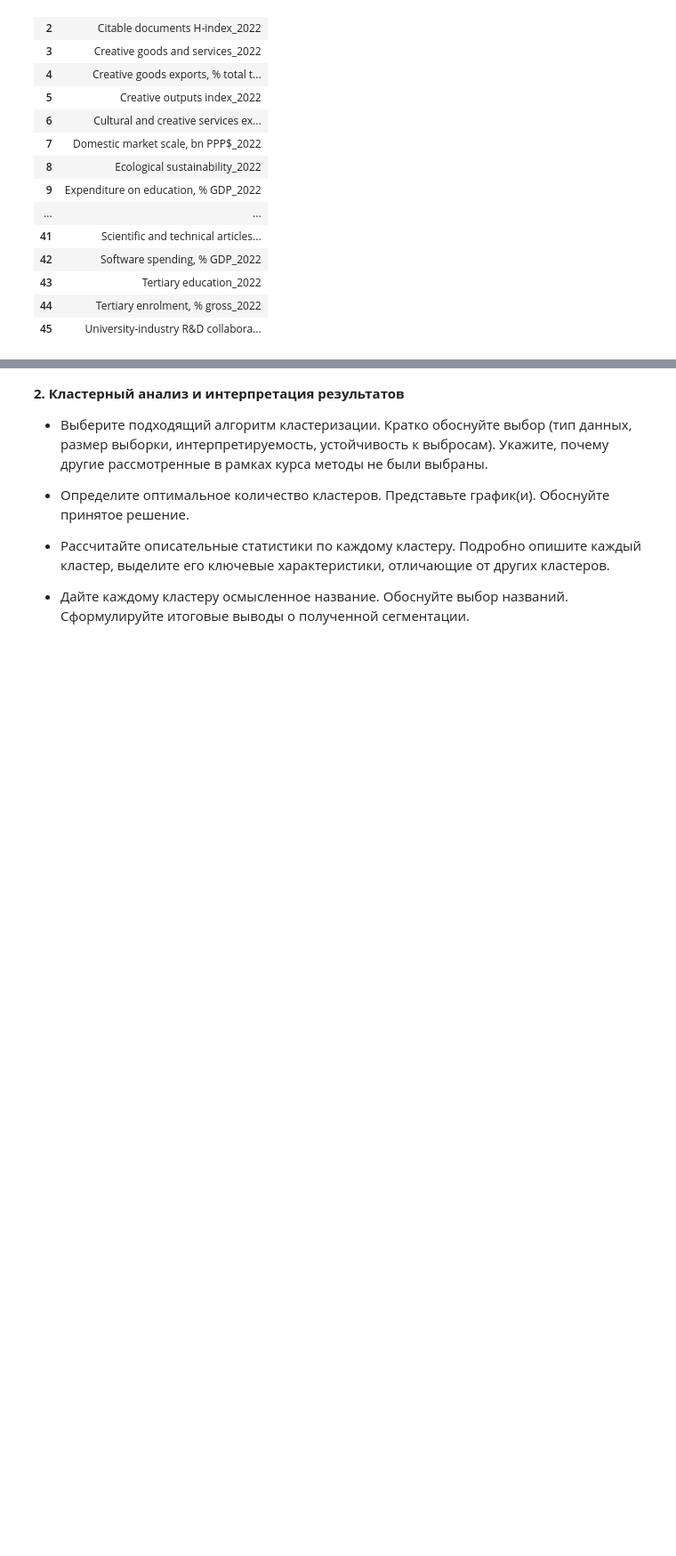
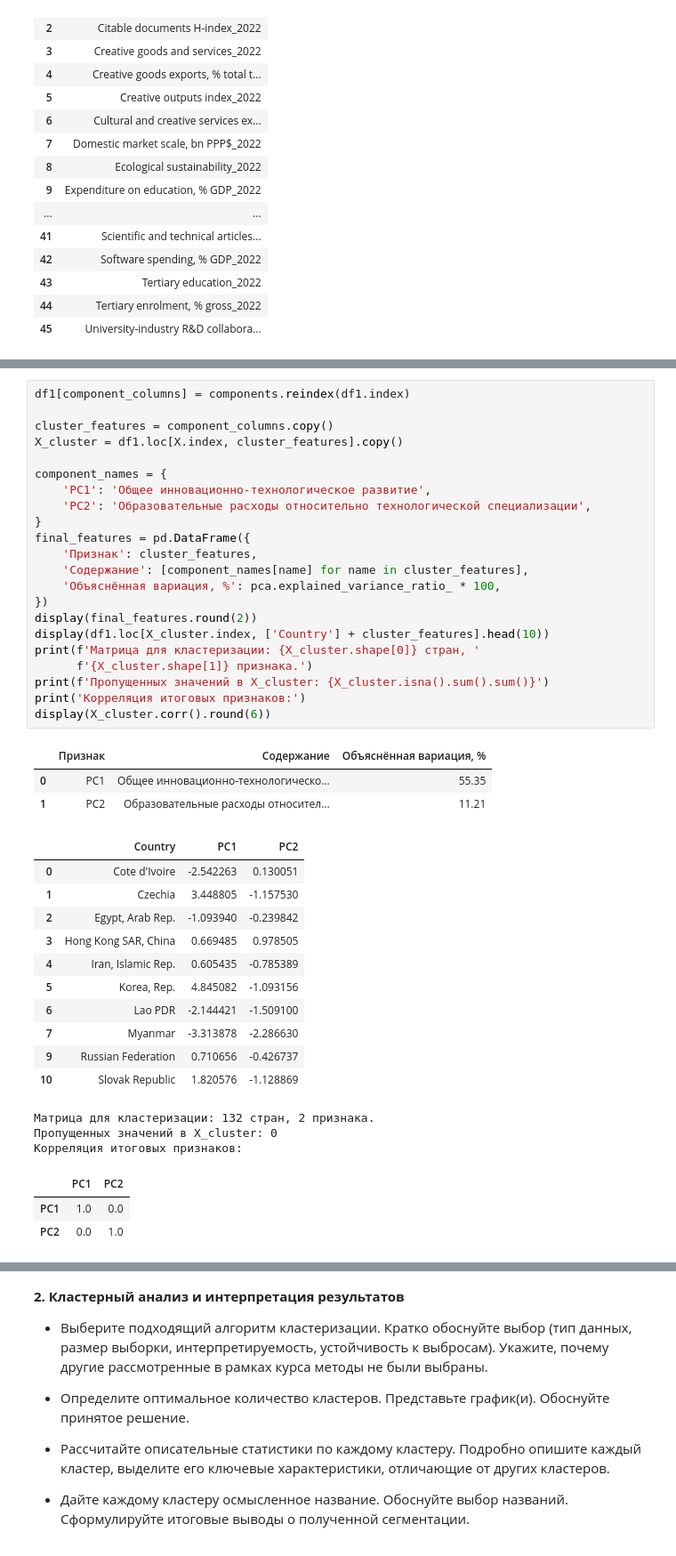
Before and after one commit to NickNatGame/Andan, a Jupyter notebook: NIS_ПЗ3.ipynb, the cells around one changed output, grey strips where cells are left out. Shown at 89% size. Saved outputs shown, nothing was run; the diff lists cells and outputs as text; blank space fills up the shorter version.

```diff
--- a/NIS_ПЗ3.ipynb
+++ b/NIS_ПЗ3.ipynb
@@ -171,0 +415,43 @@ print(f'Исключено стран с пропусками: {len(df1) - len(X
+# %%
+df1[component_columns] = components.reindex(df1.index)
+
+cluster_features = component_columns.copy()
+X_cluster = df1.loc[X.index, cluster_features].copy()
+
+component_names = {
+    'PC1': 'Общее инновационно-технологическое развитие',
+    'PC2': 'Образовательные расходы относительно технологической специализации',
+}
+final_features = pd.DataFrame({
+    'Признак': cluster_features,
+    'Содержание': [component_names[name] for name in cluster_features],
+    'Объяснённая вариация, %': pca.explained_variance_ratio_ * 100,
+})
+display(final_features.round(2))
+display(df1.loc[X_cluster.index, ['Country'] + cluster_features].head(10))
+print(f'Матрица для кластеризации: {X_cluster.shape[0]} стран, '
+      f'{X_cluster.shape[1]} признака.')
+print(f'Пропущенных значений в X_cluster: {X_cluster.isna().sum().sum()}')
+print('Корреляция итоговых признаков:')
+display(X_cluster.corr().round(6))
+# %% [output]
+|  | Признак | Содержание | Объяснённая вариация, % |
+| 0 | PC1 | Общее инновационно-технологическо... | 55.35 |
+| 1 | PC2 | Образовательные расходы относител... | 11.21 |
+|  | Country | PC1 | PC2 |
+| 0 | Cote d'Ivoire | -2.542263 | 0.130051 |
+| 1 | Czechia | 3.448805 | -1.157530 |
+| 2 | Egypt, Arab Rep. | -1.093940 | -0.239842 |
+| 3 | Hong Kong SAR, China | 0.669485 | 0.978505 |
+| 4 | Iran, Islamic Rep. | 0.605435 | -0.785389 |
+| 5 | Korea, Rep. | 4.845082 | -1.093156 |
+| 6 | Lao PDR | -2.144421 | -1.509100 |
+| 7 | Myanmar | -3.313878 | -2.286630 |
+| 9 | Russian Federation | 0.710656 | -0.426737 |
+| 10 | Slovak Republic | 1.820576 | -1.128869 |
+Матрица для кластеризации: 132 стран, 2 признака.
+Пропущенных значений в X_cluster: 0
+Корреляция итоговых признаков:
+|  | PC1 | PC2 |
+| PC1 | 1.0 | 0.0 |
+| PC2 | 0.0 | 1.0 |
```
Also changed, not shown: parts of 13 cells of this notebook.
